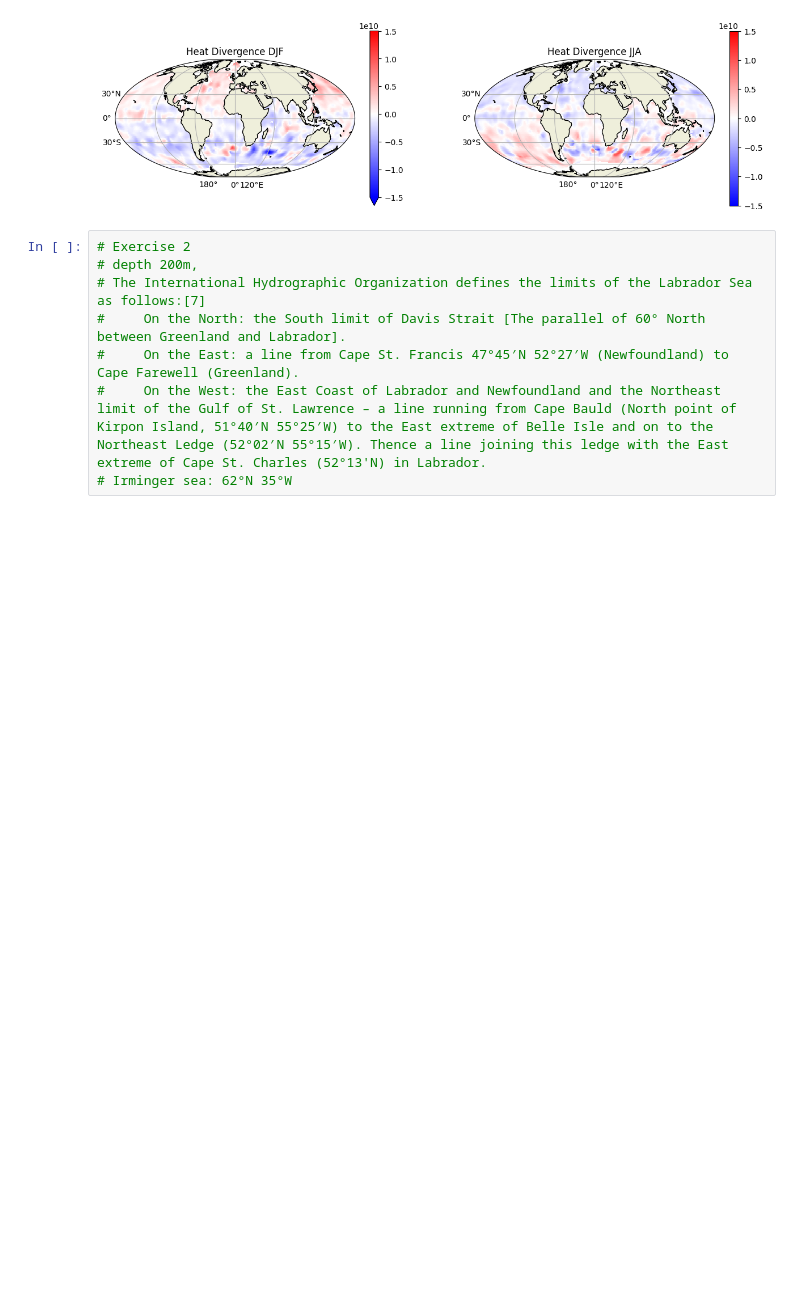
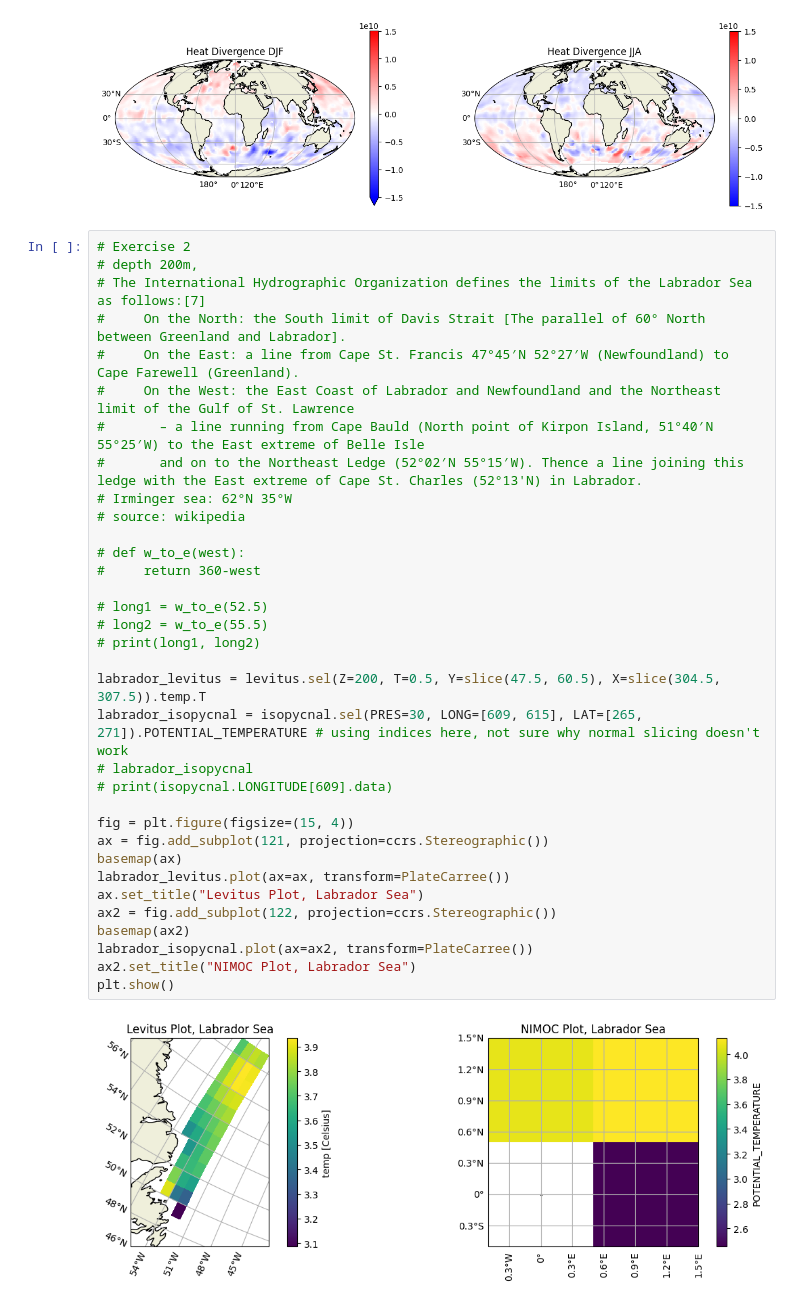
Before and after one commit to JRethemeier/Thermohaline-Circulation, a Jupyter notebook: Assignment2/Assignment2.ipynb, the cells around one changed output. Cells and saved outputs as stored; diff of their text form; blank space fills up the shorter version.

Commit message:
NIMOC data is being difficult

```diff
--- a/Assignment2/Assignment2.ipynb
+++ b/Assignment2/Assignment2.ipynb
@@ -129,8 +129,36 @@ Text(0.5, 1.0, 'Heat Divergence JJA')
 # %%
 # Exercise 2
 # depth 200m,
 # The International Hydrographic Organization defines the limits of the Labrador Sea as follows:[7]
 #     On the North: the South limit of Davis Strait [The parallel of 60° North between Greenland and Labrador].
 #     On the East: a line from Cape St. Francis 47°45′N 52°27′W (Newfoundland) to Cape Farewell (Greenland).
-#     On the West: the East Coast of Labrador and Newfoundland and the Northeast limit of the Gulf of St. Lawrence – a line running from Cape Bauld (North point of Kirpon Island, 51°40′N 55°25′W) to the East extreme of Belle Isle and on to the Northeast Ledge (52°02′N 55°15′W). Thence a line joining this ledge with the East extreme of Cape St. Charles (52°13'N) in Labrador.
+#     On the West: the East Coast of Labrador and Newfoundland and the Northeast limit of the Gulf of St. Lawrence
+#       – a line running from Cape Bauld (North point of Kirpon Island, 51°40′N 55°25′W) to the East extreme of Belle Isle
+#       and on to the Northeast Ledge (52°02′N 55°15′W). Thence a line joining this ledge with the East extreme of Cape St. Charles (52°13'N) in Labrador.
 # Irminger sea: 62°N 35°W
+# source: wikipedia
+
+# def w_to_e(west):
+#     return 360-west
+
+# long1 = w_to_e(52.5)
+# long2 = w_to_e(55.5)
+# print(long1, long2)
+
+labrador_levitus = levitus.sel(Z=200, T=0.5, Y=slice(47.5, 60.5), X=slice(304.5, 307.5)).temp.T
+labrador_isopycnal = isopycnal.sel(PRES=30, LONG=[609, 615], LAT=[265, 271]).POTENTIAL_TEMPERATURE # using indices here, not sure why normal slicing doesn't work
+# labrador_isopycnal
+# print(isopycnal.LONGITUDE[609].data)
+
+fig = plt.figure(figsize=(15, 4))
+ax = fig.add_subplot(121, projection=ccrs.Stereographic())
+basemap(ax)
+labrador_levitus.plot(ax=ax, transform=PlateCarree())
+ax.set_title("Levitus Plot, Labrador Sea")
+ax2 = fig.add_subplot(122, projection=ccrs.Stereographic())
+basemap(ax2)
+labrador_isopycnal.plot(ax=ax2, transform=PlateCarree())
+ax2.set_title("NIMOC Plot, Labrador Sea")
+plt.show()
+# %% [output]
+[figure, added]
```
